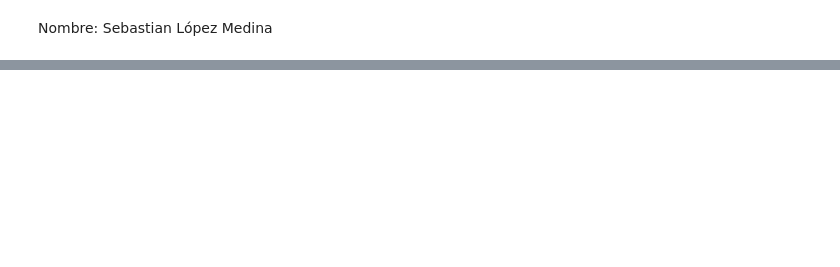
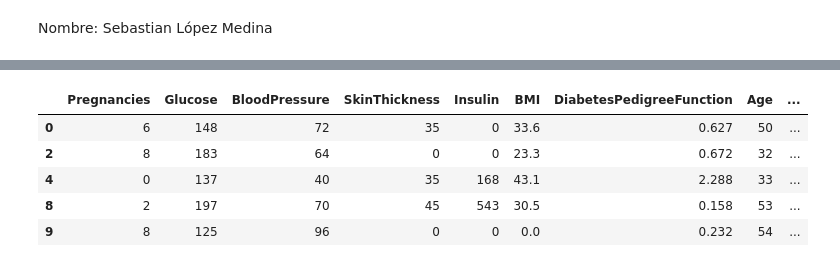
Before and after one commit to s110/Programacion_101, a Jupyter notebook: Examen_4_Pandas.ipynb, the cells around one changed output, grey strips where cells are left out. Cells and saved outputs as stored; diff of their text form; code cells hidden in the pictures; blank space fills up the shorter version.

```diff
--- a/Examen_4_Pandas.ipynb
+++ b/Examen_4_Pandas.ipynb
@@ -27,0 +88,4 @@ Archivos del dataset movidos a: /content/examen_4
+# %%
+#usando astype puedes cambiar el tipo de una columna
+df_diabetes['Outcome']=df_diabetes['Outcome'].astype('category')
+df_diabetes.info()
@@ -27,0 +121,11 @@ Archivos del dataset movidos a: /content/examen_4
+# %%
+#Filtrando el df usando la columna de glucosa poniendola entre corchetes
+df_filtrado=df_diabetes[df_diabetes['Glucose']>120]
+df_filtrado.head()
+# %% [output]
+|  | Pregnancies | Glucose | BloodPressure | SkinThickness | Insulin | BMI | DiabetesPedigreeFunction | Age | ... |
+| 0 | 6 | 148 | 72 | 35 | 0 | 33.6 | 0.627 | 50 | ... |
+| 2 | 8 | 183 | 64 | 0 | 0 | 23.3 | 0.672 | 32 | ... |
+| 4 | 0 | 137 | 40 | 35 | 168 | 43.1 | 2.288 | 33 | ... |
+| 8 | 2 | 197 | 70 | 45 | 543 | 30.5 | 0.158 | 53 | ... |
+| 9 | 8 | 125 | 96 | 0 | 0 | 0.0 | 0.232 | 54 | ... |
```
Also changed, not shown: parts of 23 cells of this notebook.
